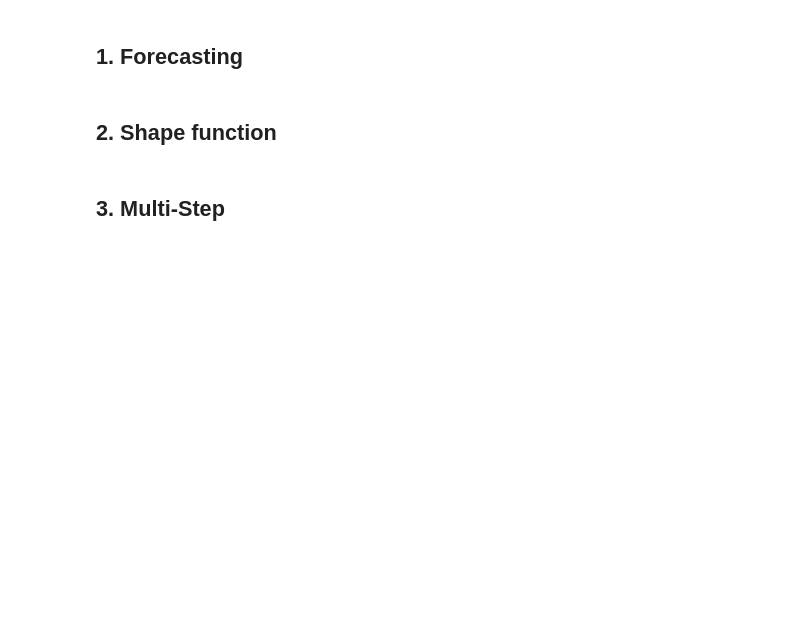
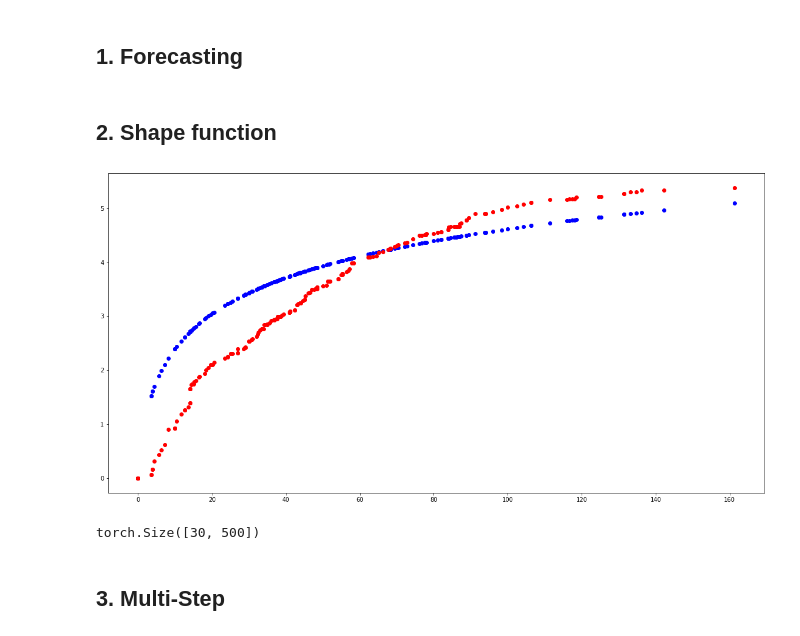
Before and after one commit to isVy08/ESTF, a Jupyter notebook: viz.ipynb, the cells around one changed output. Saved outputs shown, nothing was run; the diff lists cells and outputs as text; code cells hidden in the pictures; blank space fills up the shorter version.

```diff
--- a/viz.ipynb
+++ b/viz.ipynb
@@ -115,7 +113,7 @@ plt.show()
 # %% [markdown]
 # Non-Stationary
 # %%
-out = load_pickle('output/nst_sim_1000.pickle')
+out = load_pickle('output/nst_sim_v2.pickle')
 F = np.log(d+1)
 N, T = out[0].shape
 # %% [markdown]
@@ -138,3 +134,15 @@ F_hat, mus, alphas = out[2:]
+# %%
+l = 200
+plt.figure(figsize=(20,10))
+plt.scatter(d[:l], F[:l, ], c='b')
+plt.scatter(d[:l], out[2][:l, 0], c='r')
+plt.show()
+# %% [output]
+[figure, added]
+# %%
+out[0].shape
+# %% [output]
+torch.Size([30, 500])
 # %% [markdown]
 ## 3. Multi-Step
 # %%
```
Also changed, not shown: parts of 4 cells of this notebook, 1 other file.
